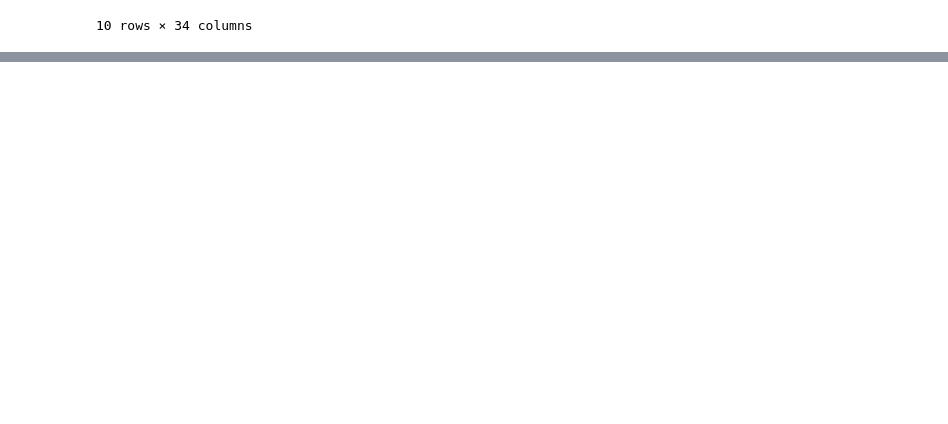
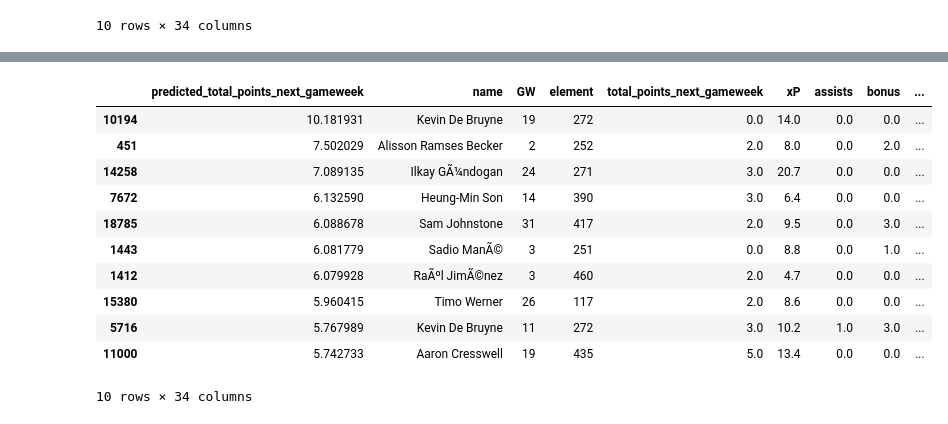
Before and after one commit to gracjans/FPL-AI-Manager_SwanseAI, a Jupyter notebook: notebooks/baseline_models.ipynb, the cells around one changed output, grey strips where cells are left out. Saved outputs shown, nothing was run; the diff lists cells and outputs as text; code cells hidden in the pictures; blank space fills up the shorter version.

```diff
--- a/notebooks/baseline_models.ipynb
+++ b/notebooks/baseline_models.ipynb
@@ -77,0 +135,17 @@ x_test_reversed.sort_values(by='predicted_total_points_next_gameweek', ascending
+# %%
+x_test_reversed_mlp = pd.concat([y_pred_2021_mlp, x_test_reversed], axis=1)
+#preview x_test_reversed sorted by predicted total points descending
+x_test_reversed_mlp.sort_values(by='predicted_total_points_next_gameweek', ascending=False).head(10)
+# %% [output]
+|  | predicted_total_points_next_gameweek | name | GW | element | total_points_next_gameweek | xP | assists | bonus | ... |
+| 10194 | 10.181931 | Kevin De Bruyne | 19 | 272 | 0.0 | 14.0 | 0.0 | 0.0 | ... |
+| 451 | 7.502029 | Alisson Ramses Becker | 2 | 252 | 2.0 | 8.0 | 0.0 | 2.0 | ... |
+| 14258 | 7.089135 | Ilkay GÃ¼ndogan | 24 | 271 | 3.0 | 20.7 | 0.0 | 0.0 | ... |
+| 7672 | 6.132590 | Heung-Min Son | 14 | 390 | 3.0 | 6.4 | 0.0 | 0.0 | ... |
+| 18785 | 6.088678 | Sam Johnstone | 31 | 417 | 2.0 | 9.5 | 0.0 | 3.0 | ... |
+| 1443 | 6.081779 | Sadio ManÃ© | 3 | 251 | 0.0 | 8.8 | 0.0 | 1.0 | ... |
+| 1412 | 6.079928 | RaÃºl JimÃ©nez | 3 | 460 | 2.0 | 4.7 | 0.0 | 0.0 | ... |
+| 15380 | 5.960415 | Timo Werner | 26 | 117 | 2.0 | 8.6 | 0.0 | 0.0 | ... |
+| 5716 | 5.767989 | Kevin De Bruyne | 11 | 272 | 3.0 | 10.2 | 1.0 | 3.0 | ... |
+| 11000 | 5.742733 | Aaron Cresswell | 19 | 435 | 5.0 | 13.4 | 0.0 | 0.0 | ... |
+10 rows × 34 columns
```
Also changed, not shown: parts of 12 cells of this notebook.
